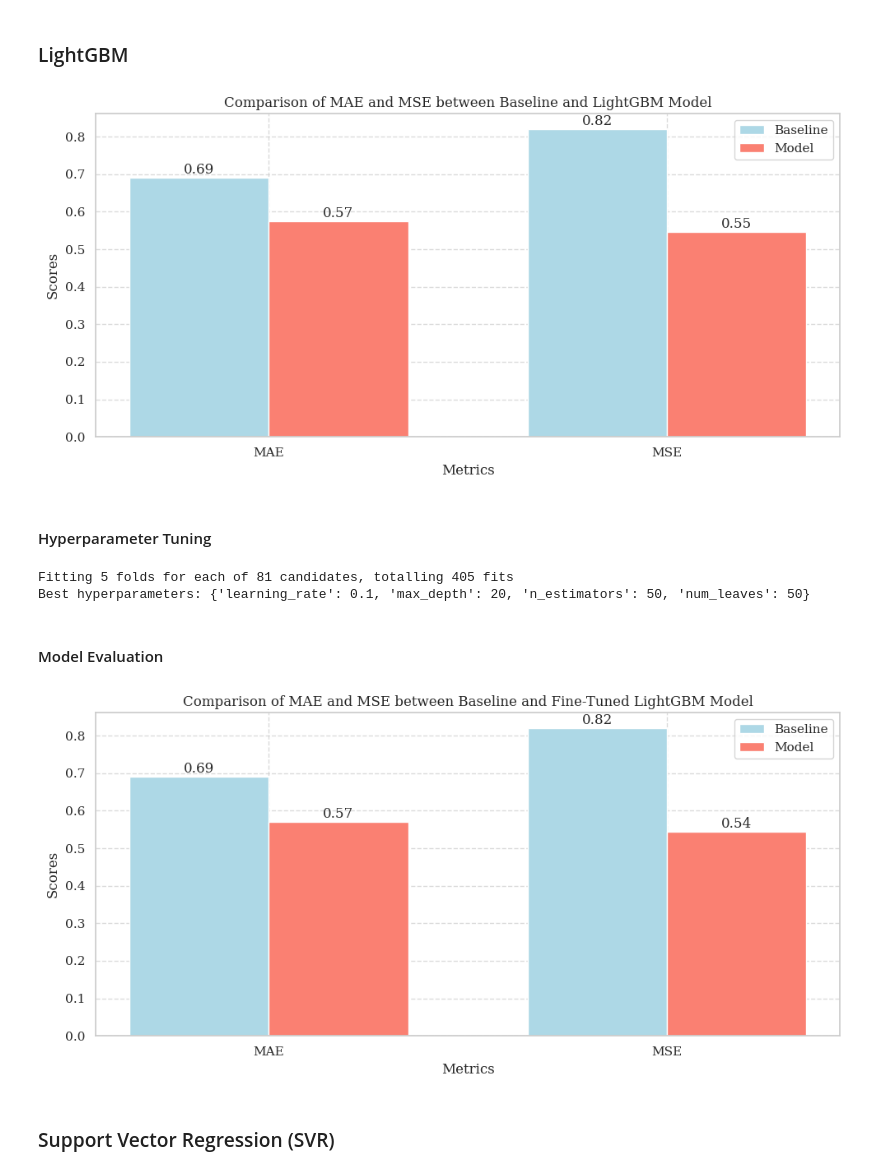
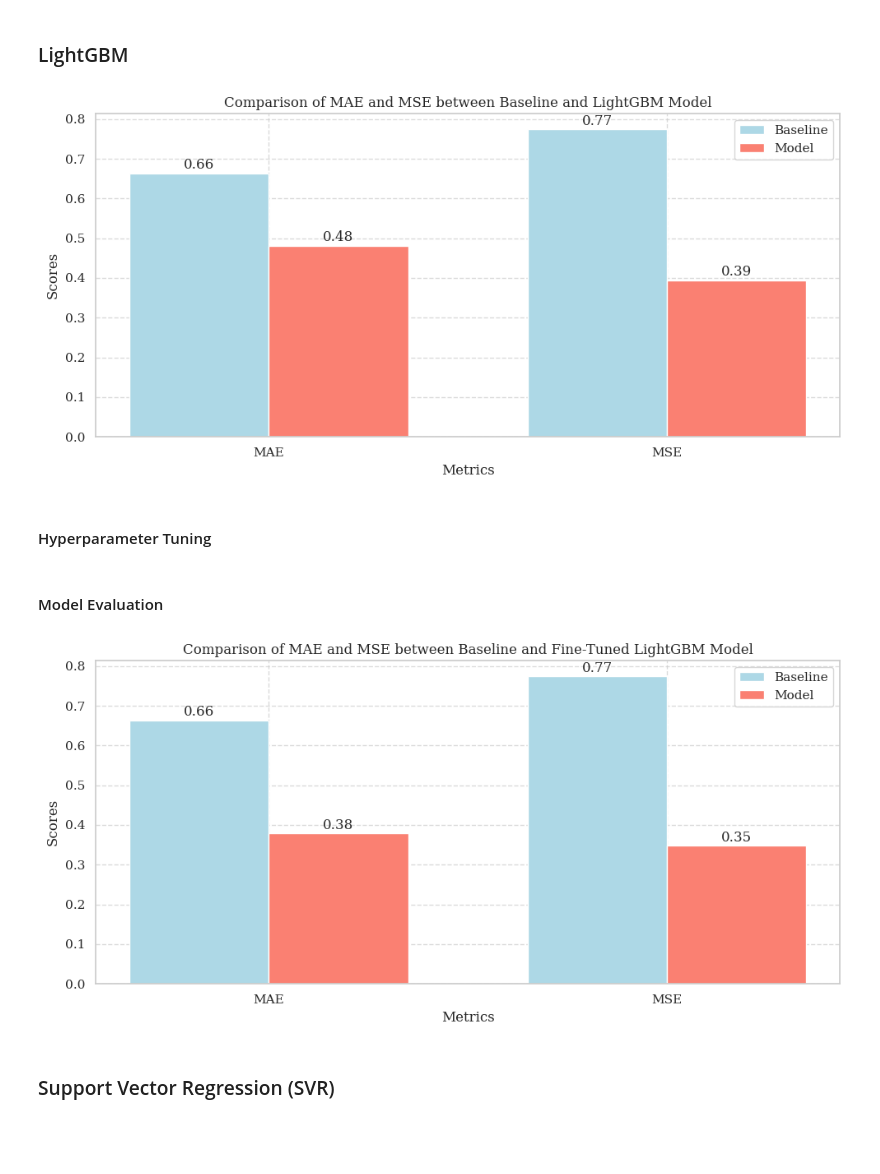
Before and after one commit to trigeminal/wine-quality-classification, a Jupyter notebook: notebooks/prediction.ipynb, the cells around one changed output. Cells and saved outputs as stored; diff of their text form; code cells hidden in the pictures; blank space fills up the shorter version.

Commit message:
perf: fix the hyperparameters

```diff
--- a/notebooks/prediction.ipynb
+++ b/notebooks/prediction.ipynb
@@ -104,6 +97,0 @@ data.duplicated().sum()
-# %%
-# Drop duplicates
-data.drop_duplicates(inplace=True)
-
-# Verify if there are no duplicates
-data.duplicated().sum()
@@ -190,7 +176,14 @@ plt.show()
 ### LightGBM
 # %%
 # Initialize LightGBM model
-lgb_model = lgb.LGBMRegressor(n_estimators=100, random_state=42, force_col_wise=True, verbose=-1)
+lgb_model = lgb.LGBMRegressor(
+    n_estimators=50,
+    random_state=42,
+    force_col_wise=True,
+    verbose=-1,
+    learning_rate=0.1,
+    max_depth=20,
+    num_leaves=50)
 
 # Train the model
 lgb_model.fit(X_train, y_train)
@@ -246,42 +239,51 @@ ax.grid(linestyle='--', alpha=0.7)
 plt.tight_layout()
 plt.show()
 # %% [output]
-[figure, old version]
+[figure, new version]
 # %% [markdown]
 #### Hyperparameter Tuning
 # %%
 # Define the hyperparameters
-param_grid = {
-    'n_estimators': [50, 100, 200],
-    'max_depth': [5, 10, 20],
-    'learning_rate': [0.01, 0.1, 0.2],
-    'num_leaves': [31, 50, 100]
-}
+# param_grid = {
+#     'n_estimators': [50, 100, 200],
+#     'max_depth': [5, 10, 20],
+#     'learning_rate': [0.01, 0.1, 0.2],
+#     'num_leaves': [31, 50, 100]
+# }
 
 # Initialize GridSearchCV
-grid_search = GridSearchCV(
-    estimator=lgb_model,
-    param_grid=param_grid,
-    cv=5,
-    n_jobs=-1,
-    verbose=1,
-    scoring='neg_mean_absolute_error'
-)
+# grid_search = GridSearchCV(
+#     estimator=lgb_model,
+#     param_grid=param_grid,
+#     cv=5,
+#     n_jobs=-1,
+#     verbose=1,
+#     scoring='neg_mean_absolute_error'
+# )
 
 # Train the model
-grid_search.fit(X_train, y_train)
+# grid_search.fit(X_train, y_train)
 
-# Get the best hyperparameters
-best_params = grid_search.best_params_
-print(f'Best hyperparameters: {best_params}')
+# # Get the best hyperparameters
+# best_params = grid_search.best_params_
+# print(f'Best hyperparameters: {best_params}')
-# %% [output]
-Fitting 5 folds for each of 81 candidates, totalling 405 fits
-Best hyperparameters: {'learning_rate': 0.1, 'max_depth': 20, 'n_estimators': 50, 'num_leaves': 50}
 # %% [markdown]
 #### Model Evaluation
 # %%
+# Best parameters
+best_params = {
+    "learning_rate": 0.2,
+    "max_depth": -1,
+    "n_estimators": 200,
+    "num_leaves": 100,
+    "force_col_wise": True,
+}
+
 # Evaluate the model
-lgb_fine_tuned_model = grid_search.best_estimator_
+lgb_fine_tuned_model = lgb.LGBMRegressor(**best_params)
+lgb_fine_tuned_model.fit(X_train, y_train)
+
+# Predict the target values
 lgb_fine_tuned_y_pred = lgb_fine_tuned_model.predict(X_test)
 
 # Calculate MAE and MSE for the baseline model
@@ -302,34 +304,34 @@ width = 0.35
 
 # Set the figure size
 fig, ax = plt.subplots(figsize=(10, 5))
 
 rects1 = ax.bar(x - width/2, baseline_metrics, width, label='Baseline', color='lightblue')
 rects2 = ax.bar(x + width/2, lgb_fine_tuned_metrics, width, label='Model', color='salmon')
 
 # Add labels, title, and legend
 ax.set_xlabel('Metrics')
 ax.set_ylabel('Scores')
 ax.set_title('Comparison of MAE and MSE between Baseline and Fine-Tuned LightGBM Model')
 
 # Add xticks
 ax.set_xticks(x)
 ax.set_xticklabels(metrics)
 
 # Add legend
 ax.legend()
 
 # Add text annotations
 add_labels(rects1)
 add_labels(rects2)
 
 # Add grid
 ax.grid(linestyle='--', alpha=0.7)
 
 # Display the plot
 plt.tight_layout()
 plt.show()
 # %% [output]
-[figure, old version]
+[figure, new version]
 # %% [markdown]
 ### Support Vector Regression (SVR)
 # %%
```
Also changed, not shown: parts of 6 cells of this notebook.
